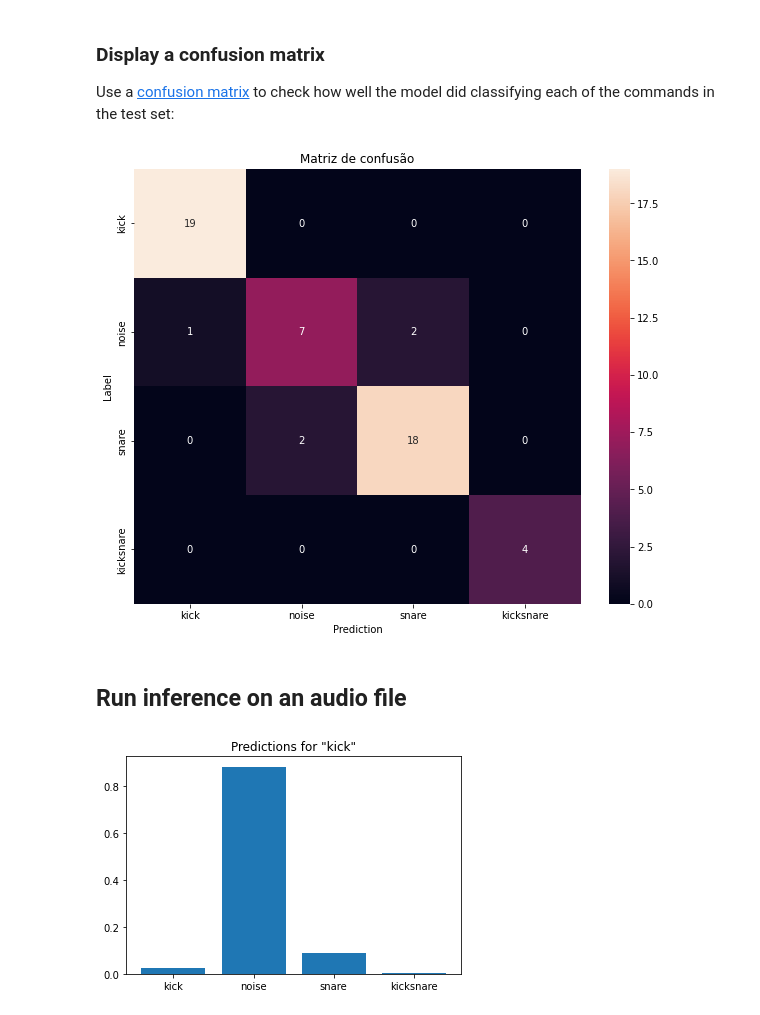
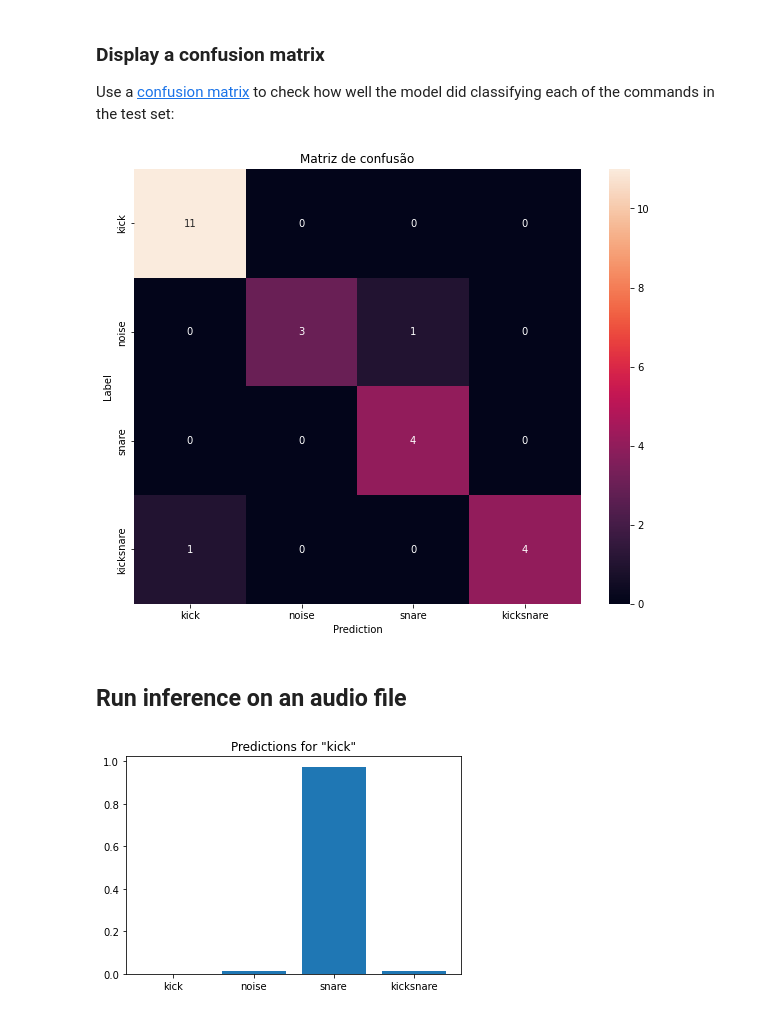
Before and after one commit to RafaSRibeiro/WaveDetect, a Jupyter notebook: jupyter/work/simple_audio.ipynb, the cells around one changed output. Drawn from its saved outputs; the diff is of its cells as text; code cells hidden in the pictures.

```diff
--- a/jupyter/work/simple_audio.ipynb
+++ b/jupyter/work/simple_audio.ipynb
@@ -18,7 +18,7 @@ from IPython import display
 seed = 42
 tf.random.set_seed(seed)
 np.random.seed(seed)
-audio_length_ms = 100
+audio_length_ms = 50
 # %%
 data_dir = pathlib.Path('./dataset/mono' + str(audio_length_ms) + 'ms')
 # %%
@@ -43,9 +43,9 @@ Example file tensor: tf.Tensor(b'dataset/mono100ms/snare/snare43.wav', shape=(),
 To enable them in other operations, rebuild TensorFlow with the appropriate compiler flags.
 # %%
-count_train_files = math.floor(num_samples * .8)
+count_train_files = math.floor(num_samples * .9)
 train_files = filenames[:count_train_files]
 
-count_val_files = math.floor(num_samples * .1) + count_train_files+1
+count_val_files = math.floor(num_samples * .05) + count_train_files+1
 val_files = filenames[count_train_files+1: count_val_files]
 
 test_files = filenames[count_val_files+1:]
@@ -167,7 +167,7 @@ def get_spectrogram(waveform):
   # clipes de áudio tenham a mesma duração.
   equal_length = tf.concat([waveform, zero_padding], 0)
   # Converta a forma de onda em um espectrograma por meio de um STFT.
-  spectrogram = tf.signal.stft(equal_length, frame_length=50, frame_step=16)
+  spectrogram = tf.signal.stft(equal_length, frame_length=80, frame_step=16)
   # Obtenha a magnitude do STFT.
   spectrogram = tf.abs(spectrogram)
   # Adicione uma dimensão `channels`, para que o espectrograma possa ser usado como
@@ -352,12 +352,15 @@ model.compile(
 # %% [markdown]
 Train the model over 30 epochs for demonstration purposes:
 # %%
-EPOCHS = 30
+EPOCHS = 40
 history = model.fit(
     train_ds,
     validation_data=val_ds,
     epochs=EPOCHS,
-    callbacks=tf.keras.callbacks.EarlyStopping(verbose=1, patience=5),
+    callbacks=tf.keras.callbacks.EarlyStopping(
+        verbose=1,
+        patience=5
+    ),
 )
 model.save(filepath='./models/model'+str(audio_length_ms)+'ms')
 # %% [output]
@@ -433,21 +438,21 @@ plt.ylabel('Label')
 plt.title('Matriz de confusão')
 plt.show()
 # %% [output]
-[figure, old version]
+[figure, new version]
 # %% [markdown]
 ## Run inference on an audio file
 # %%
 data_test_dir = pathlib.Path('./dataset/test')
 # sample_file = data_test_dir/'kick.wav'
-# sample_file = data_test_dir/'snare.wav'
-sample_file = data_test_dir/'noise.wav'
+sample_file = data_test_dir/'snare2.wav'
+# sample_file = data_test_dir/'noise.wav'
 
 sample_ds = preprocess_dataset([str(sample_file)])
 
 for spectrogram, label in sample_ds.batch(1):
   prediction = model(spectrogram)
   plt.bar(commands, tf.nn.softmax(prediction[0]))
   plt.title(f'Predictions for "{commands[label[0]]}"')
   plt.show()
 # %% [output]
-[figure, old version]
+[figure, new version]
```
Also changed, not shown: parts of 10 cells of this notebook, 4 other files.
